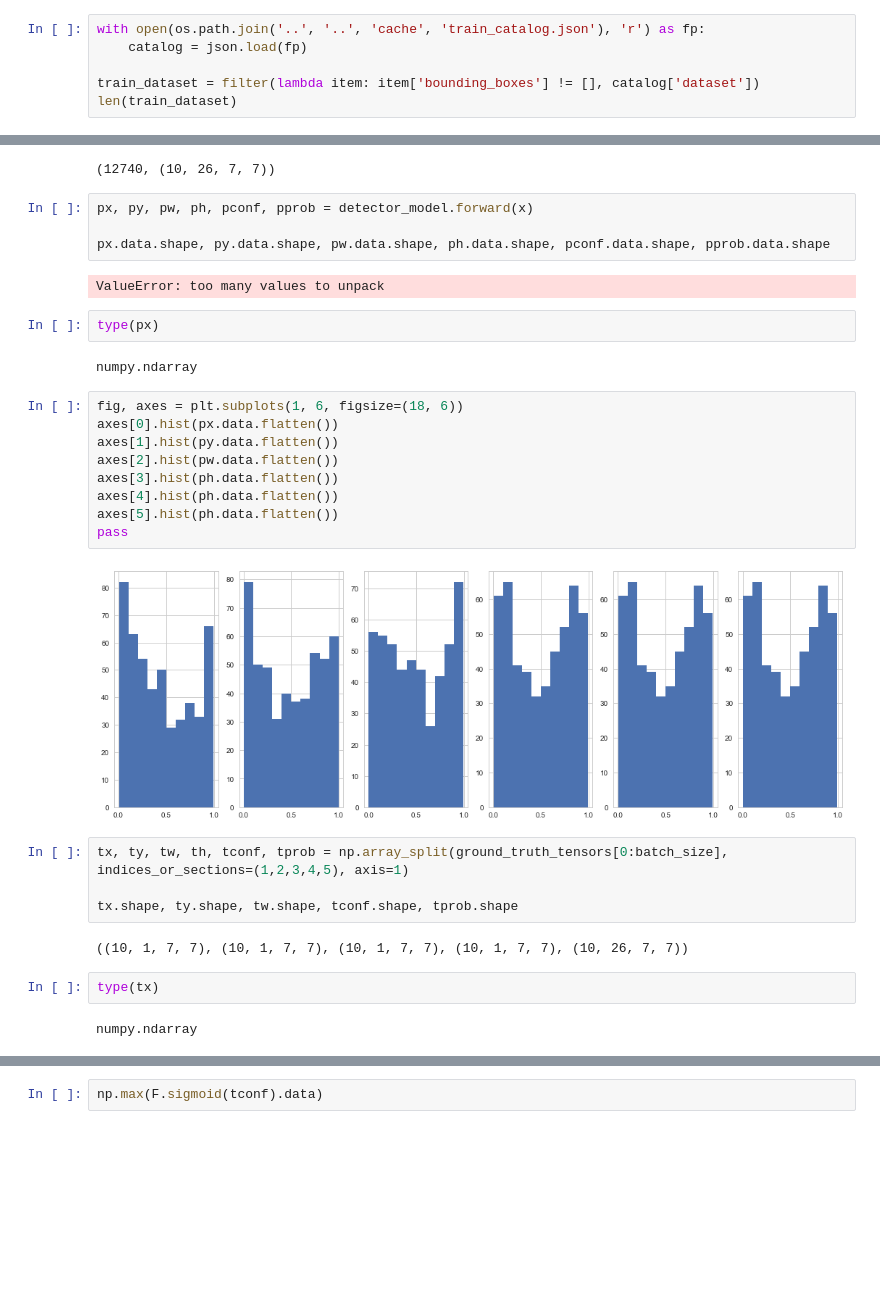
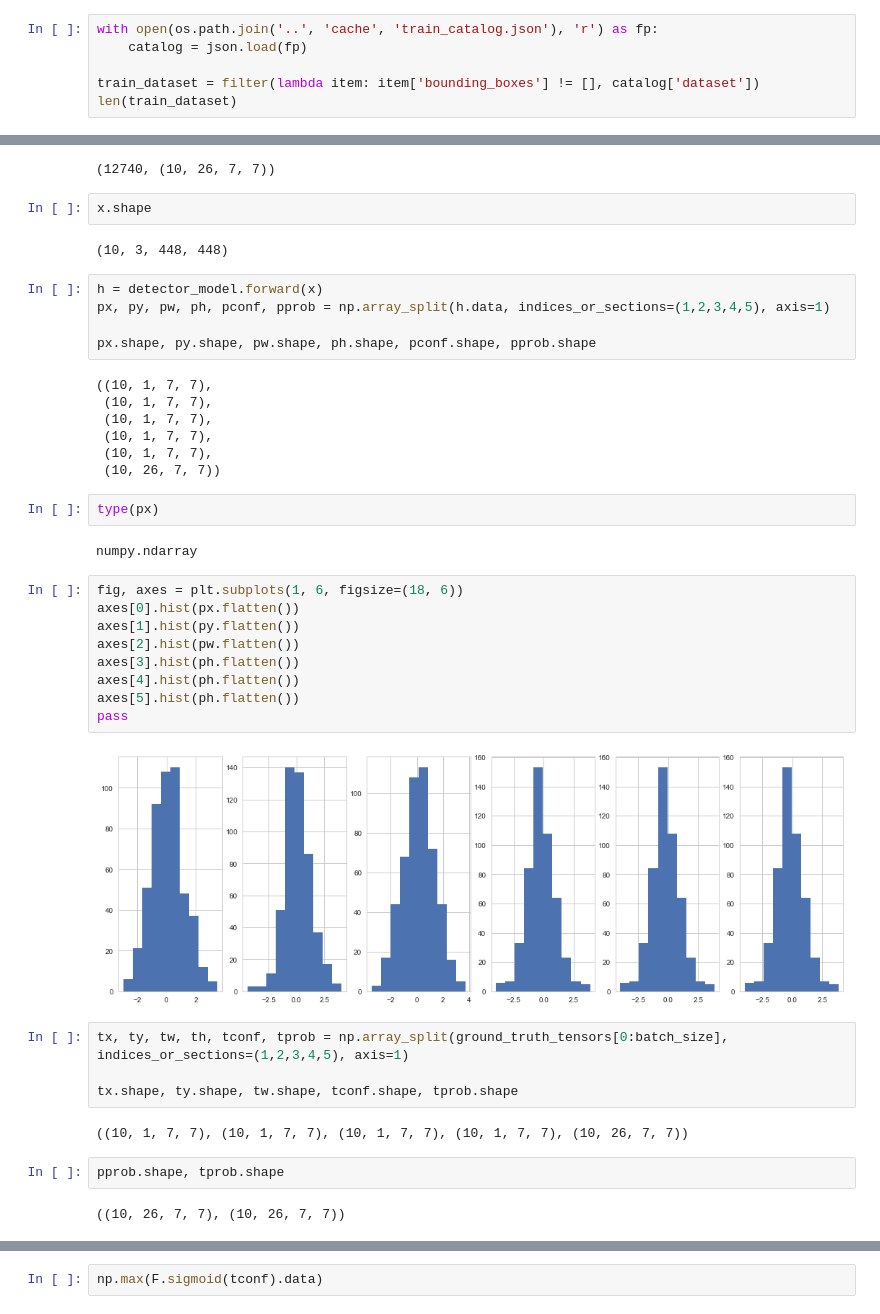
Before and after one commit to uents/chainer-playground, a Jupyter notebook: dl-course/doc/yolo.ipynb, the cells around one changed output, grey strips where cells are left out. Drawn from its saved outputs; the diff is of its cells as text; blank space fills up the shorter version.

```diff
--- a/dl-course/doc/yolo.ipynb
+++ b/dl-course/doc/yolo.ipynb
@@ -268,7 +268,7 @@ class YoloDetector(chainer.Chain):
 # %% [markdown]
 ## 学習データのロード
 # %%
-with open(os.path.join('..', '..', 'cache', 'train_catalog.json'), 'r') as fp:
+with open(os.path.join('..', 'cache', 'train_catalog.json'), 'r') as fp:
     catalog = json.load(fp)
 
 train_dataset = filter(lambda item: item['bounding_boxes'] != [], catalog['dataset'])
@@ -539,34 +536,44 @@ array([[ 0.66239929,  0.13344583,  0.91010243,  0.1460737 ,  0.40128991,
 (_pprob == _pprob2).sum(), _pprob.shape
 # %% [output]
 (12740, (10, 26, 7, 7))
+# %%
+x.shape
+# %% [output]
+(10, 3, 448, 448)
 # %%
-px, py, pw, ph, pconf, pprob = detector_model.forward(x)
+h = detector_model.forward(x)
+px, py, pw, ph, pconf, pprob = np.array_split(h.data, indices_or_sections=(1,2,3,4,5), axis=1)
 
-px.data.shape, py.data.shape, pw.data.shape, ph.data.shape, pconf.data.shape, pprob.data.shape
+px.shape, py.shape, pw.shape, ph.shape, pconf.shape, pprob.shape
 # %% [output]
-ValueError: too many values to unpack
+((10, 1, 7, 7),
+ (10, 1, 7, 7),
+ (10, 1, 7, 7),
+ (10, 1, 7, 7),
+ (10, 1, 7, 7),
+ (10, 26, 7, 7))
 # %%
 type(px)
 # %% [output]
 numpy.ndarray
 # %%
 fig, axes = plt.subplots(1, 6, figsize=(18, 6))
-axes[0].hist(px.data.flatten())
-axes[1].hist(py.data.flatten())
-axes[2].hist(pw.data.flatten())
-axes[3].hist(ph.data.flatten())
-axes[4].hist(ph.data.flatten())
-axes[5].hist(ph.data.flatten())
+axes[0].hist(px.flatten())
+axes[1].hist(py.flatten())
+axes[2].hist(pw.flatten())
+axes[3].hist(ph.flatten())
+axes[4].hist(ph.flatten())
+axes[5].hist(ph.flatten())
 pass
 # %% [output]
-[figure, old version]
+[figure, new version]
 # %%
 tx, ty, tw, th, tconf, tprob = np.array_split(ground_truth_tensors[0:batch_size], indices_or_sections=(1,2,3,4,5), axis=1)
 
 tx.shape, ty.shape, tw.shape, tconf.shape, tprob.shape
 # %% [output]
 ((10, 1, 7, 7), (10, 1, 7, 7), (10, 1, 7, 7), (10, 1, 7, 7), (10, 26, 7, 7))
-# %%
-type(tx)
-# %% [output]
-numpy.ndarray
+# %%
+pprob.shape, tprob.shape
+# %% [output]
+((10, 26, 7, 7), (10, 26, 7, 7))
```
Also changed, not shown: parts of 71 cells of this notebook, 1 other file.
